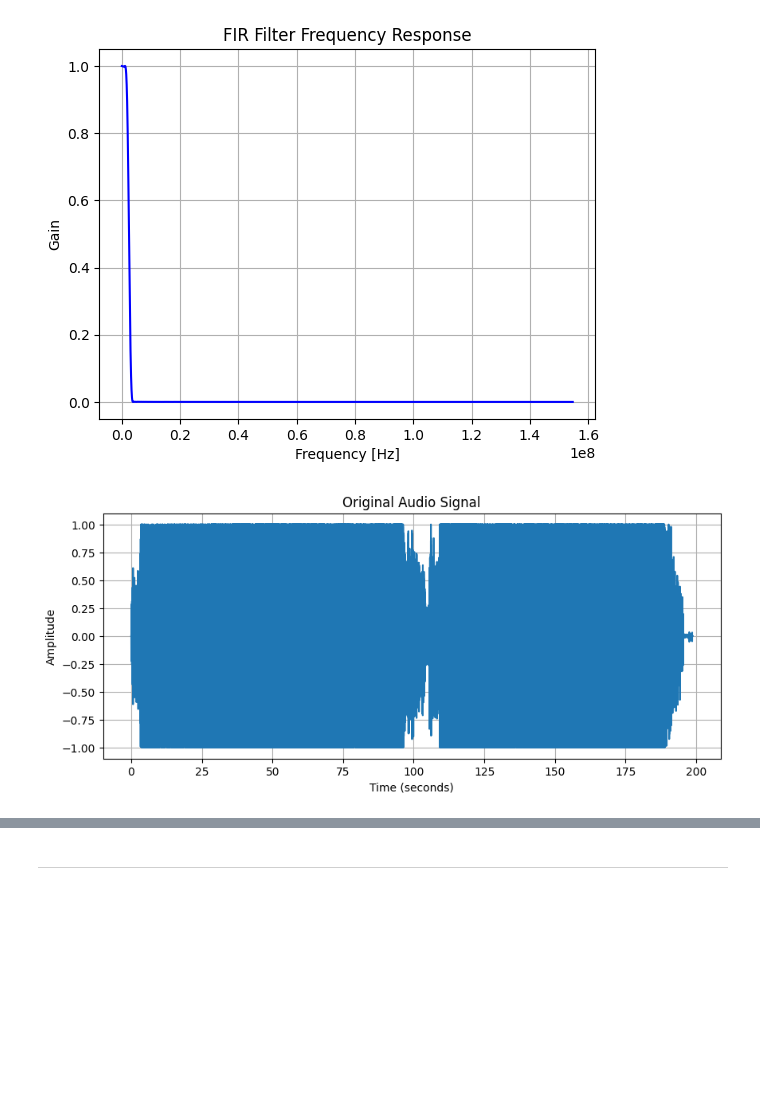
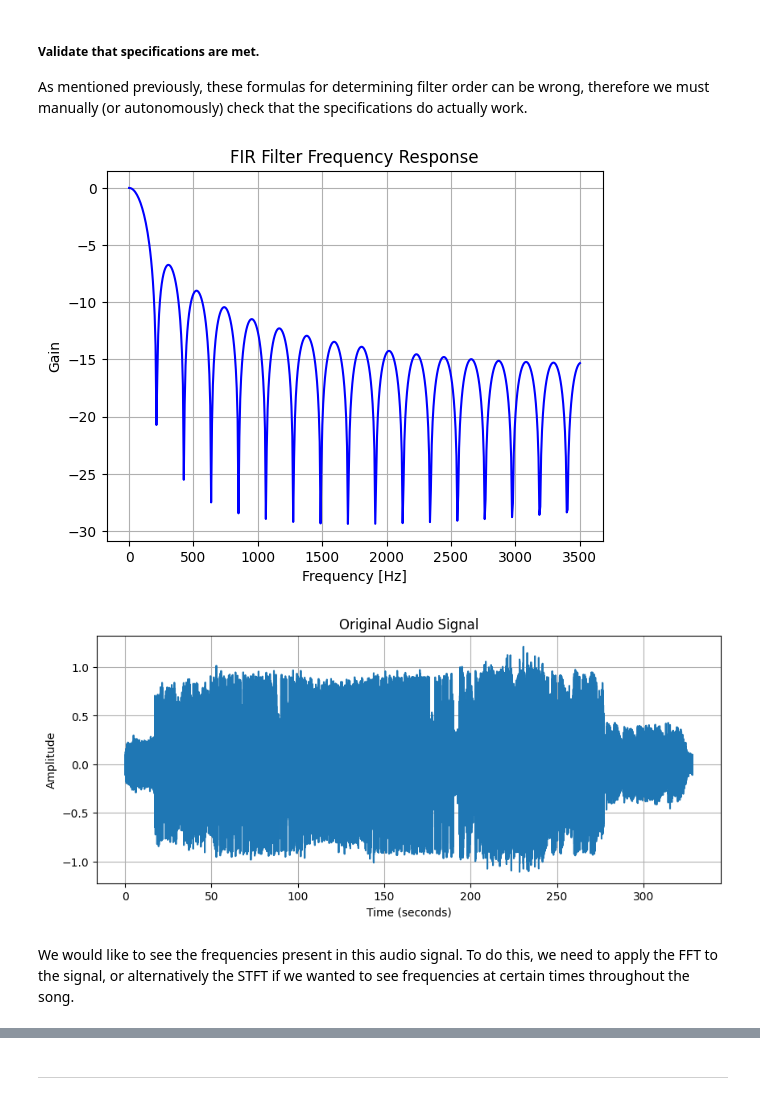
Before and after one commit to Jibby2k1/ML4Music, a Jupyter notebook: Stage_1_Filter_Investigation.ipynb, the cells around one changed output, grey strips where cells are left out. Saved outputs shown, nothing was run; the diff lists cells and outputs as text; code cells hidden in the pictures; blank space fills up the shorter version.

```diff
--- a/Stage_1_Filter_Investigation.ipynb
+++ b/Stage_1_Filter_Investigation.ipynb
@@ -66,7 +137,12 @@ As mentioned previously, these formulas for determining filter order can be wron
+# %% [markdown]
+##### Validate that specifications are met.
+
+As mentioned previously, these formulas for determining filter order can be wrong, therefore we must manually (or autonomously) check that the specifications do actually work.
 # %%
 import numpy as np
 import matplotlib.pyplot as plt
-from scipy.signal import kaiserord, firwin, freqz, lfilter
+from scipy.signal import kaiserord, firwin, freqz, lfilter, stft
+from scipy.fft import fft, ifft, fftfreq
 import librosa
 
 # Sampling frequency
@@ -74,9 +150,9 @@ fs = 44100.0
 
 # Desired frequency response specifications
 nyquist = 0.5 * fs  # Nyquist frequency
-cutoff_freq = 350.0  # Cutoff frequency of the filter
+cutoff_freq = 200.0  # Cutoff frequency of the filter
 passband_ripple = 0.1  # Passband ripple in dB
-stopband_attenuation = 60.0  # Stopband attenuation in dB
+stopband_attenuation = 10.0  # Stopband attenuation in dB
 
 # Calculate the Kaiser window parameters using kaiserord
 num_taps, beta = kaiserord(stopband_attenuation, (cutoff_freq / nyquist))
@@ -85,27 +161,29 @@ num_taps, beta = kaiserord(stopband_attenuation, (cutoff_freq / nyquist))
 taps = firwin(num_taps, cutoff_freq, window=('kaiser', beta), fs=fs)
 
 # Plot the frequency response of the filter
-w, h = freqz(taps, worN=4000, fs=fs)
-plt.plot(0.5 * fs * w / np.pi, np.abs(h), 'b')
+w, h = freqz(taps, fs=fs)
+plt.plot(w / (2 * np.pi), 10 * np.log10(np.abs(h)), 'b')
 plt.title('FIR Filter Frequency Response')
 plt.xlabel('Frequency [Hz]')
 plt.ylabel('Gain')
 plt.grid()
 plt.show()
 # %% [output]
-[figure, old version]
+[figure, new version]
 # %%
-file_path1 = '/content/Eptic - Propane [Monstercat Release].wav'  # Replace with the actual path to your audio file
-audio_signal1, sampling_rate1 = librosa.load(file_path1, sr=None)
-time1 = np.arange(0, len(audio_signal1)) / sampling_rate1
+file_path = 'sdp.mp3'  # Replace with the actual path to your audio file
+audio_signal, sampling_rate = librosa.load(file_path, sr=None)
+time = np.arange(0, len(audio_signal)) / sampling_rate
 
 # Plot the original audio signal
 plt.figure(figsize=(10, 4))
-plt.plot(time1, audio_signal1)
+plt.plot(time, audio_signal)
 plt.title('Original Audio Signal')
 plt.xlabel('Time (seconds)')
 plt.ylabel('Amplitude')
 plt.grid(True)
 plt.show()
 # %% [output]
-[figure, old version]
+[figure, new version]
+# %% [markdown]
+We would like to see the frequencies present in this audio signal. To do this, we need to apply the FFT to the signal, or alternatively the STFT if we wanted to see frequencies at certain times throughout the song.
```
Also changed, not shown: parts of 48 cells of this notebook.
